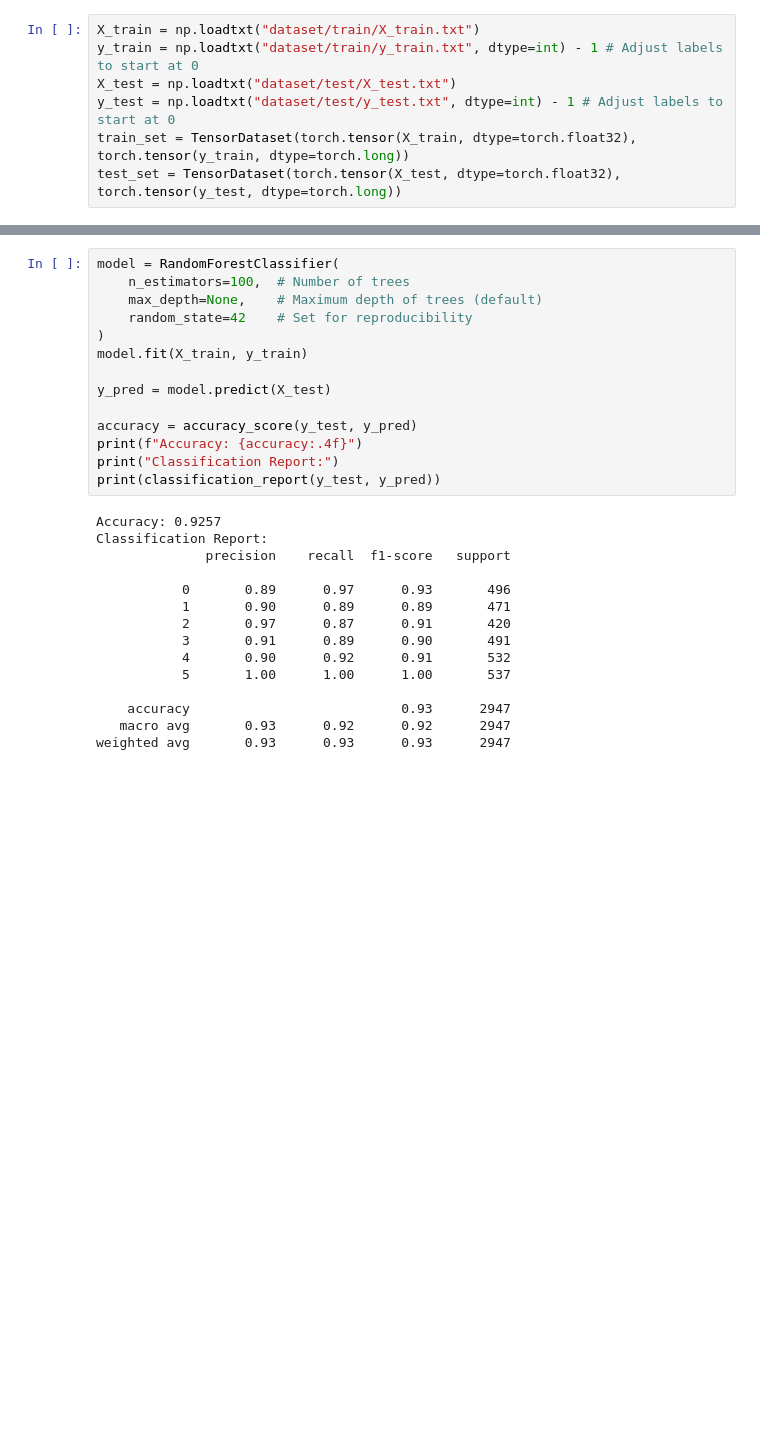
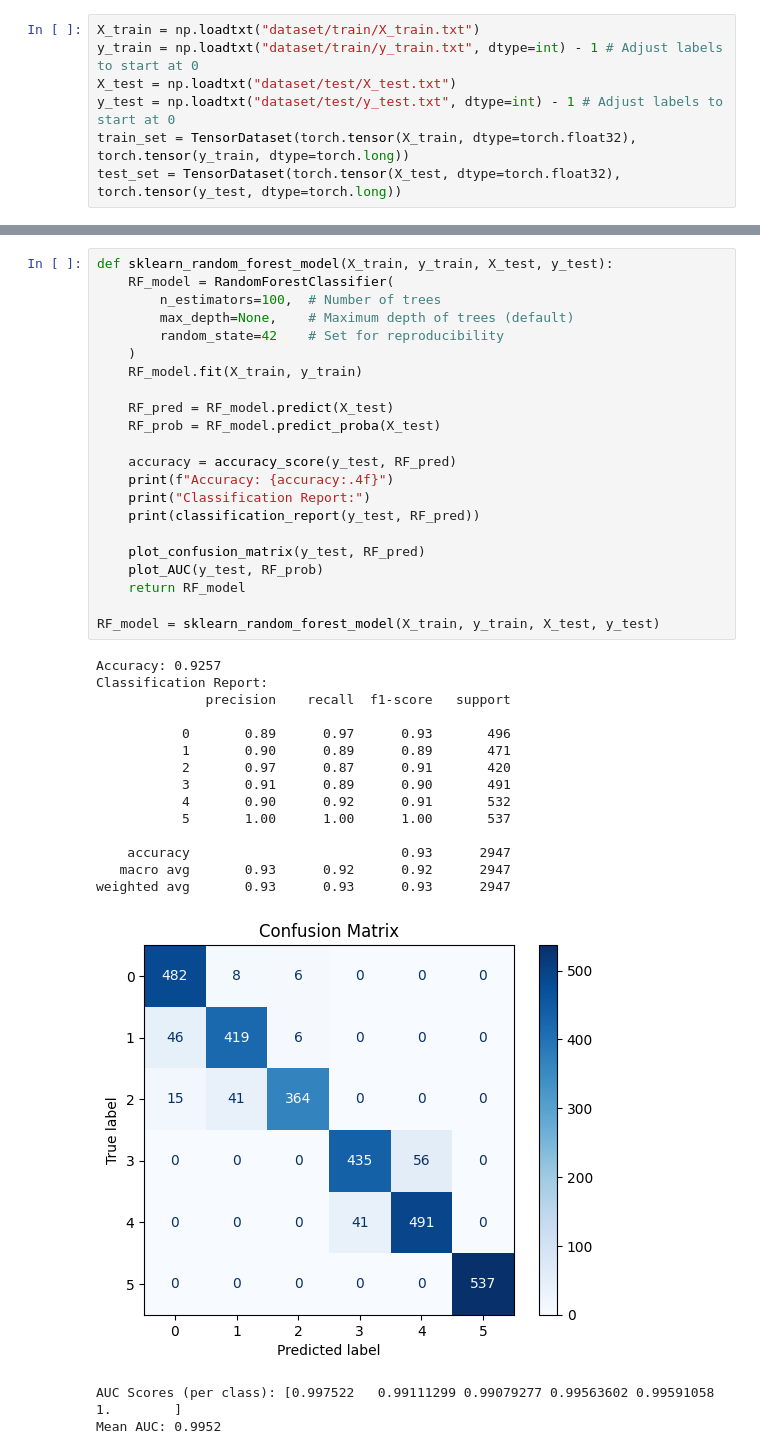
Before and after one commit to tanzhanbo/DATASCI415_Project, a Jupyter notebook: run.ipynb, the cells around one changed output, grey strips where cells are left out. Saved outputs shown, nothing was run; the diff lists cells and outputs as text; blank space fills up the shorter version.

```diff
--- a/run.ipynb
+++ b/run.ipynb
@@ -206,29 +272,40 @@ weighted avg       0.94      0.94      0.94      2947
 # %%
-model = RandomForestClassifier(
-    n_estimators=100,  # Number of trees
-    max_depth=None,    # Maximum depth of trees (default)
-    random_state=42    # Set for reproducibility
-)
-model.fit(X_train, y_train)
+def sklearn_random_forest_model(X_train, y_train, X_test, y_test):
+    RF_model = RandomForestClassifier(
+        n_estimators=100,  # Number of trees
+        max_depth=None,    # Maximum depth of trees (default)
+        random_state=42    # Set for reproducibility
+    )
+    RF_model.fit(X_train, y_train)
 
-y_pred = model.predict(X_test)
+    RF_pred = RF_model.predict(X_test)
+    RF_prob = RF_model.predict_proba(X_test)
 
-accuracy = accuracy_score(y_test, y_pred)
-print(f"Accuracy: {accuracy:.4f}")
-print("Classification Report:")
-print(classification_report(y_test, y_pred))
+    accuracy = accuracy_score(y_test, RF_pred)
+    print(f"Accuracy: {accuracy:.4f}")
+    print("Classification Report:")
+    print(classification_report(y_test, RF_pred))
+
+    plot_confusion_matrix(y_test, RF_pred)
+    plot_AUC(y_test, RF_prob)
+    return RF_model
+
+RF_model = sklearn_random_forest_model(X_train, y_train, X_test, y_test)
 # %% [output]
 Accuracy: 0.9257
 Classification Report:
               precision    recall  f1-score   support
 
            0       0.89      0.97      0.93       496
            1       0.90      0.89      0.89       471
            2       0.97      0.87      0.91       420
            3       0.91      0.89      0.90       491
            4       0.90      0.92      0.91       532
            5       1.00      1.00      1.00       537
 
     accuracy                           0.93      2947
    macro avg       0.93      0.92      0.92      2947
 weighted avg       0.93      0.93      0.93      2947
+[figure, added]
+AUC Scores (per class): [0.997522   0.99111299 0.99079277 0.99563602 0.99591058 1.        ]
+Mean AUC: 0.9952
```
Also changed, not shown: parts of 7 cells of this notebook.
